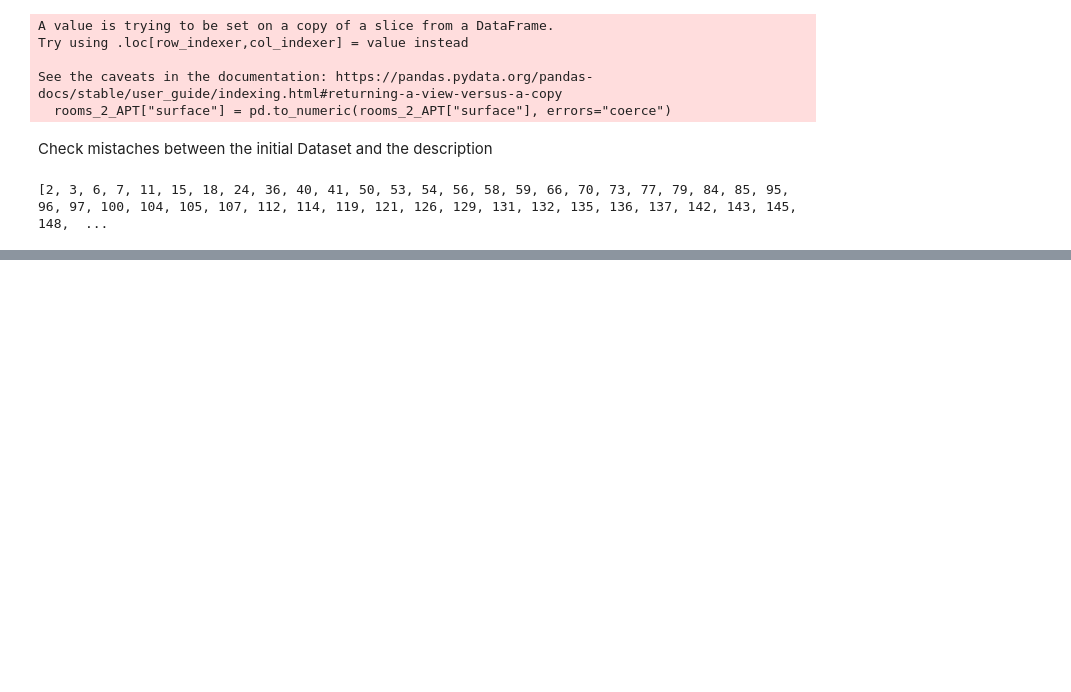
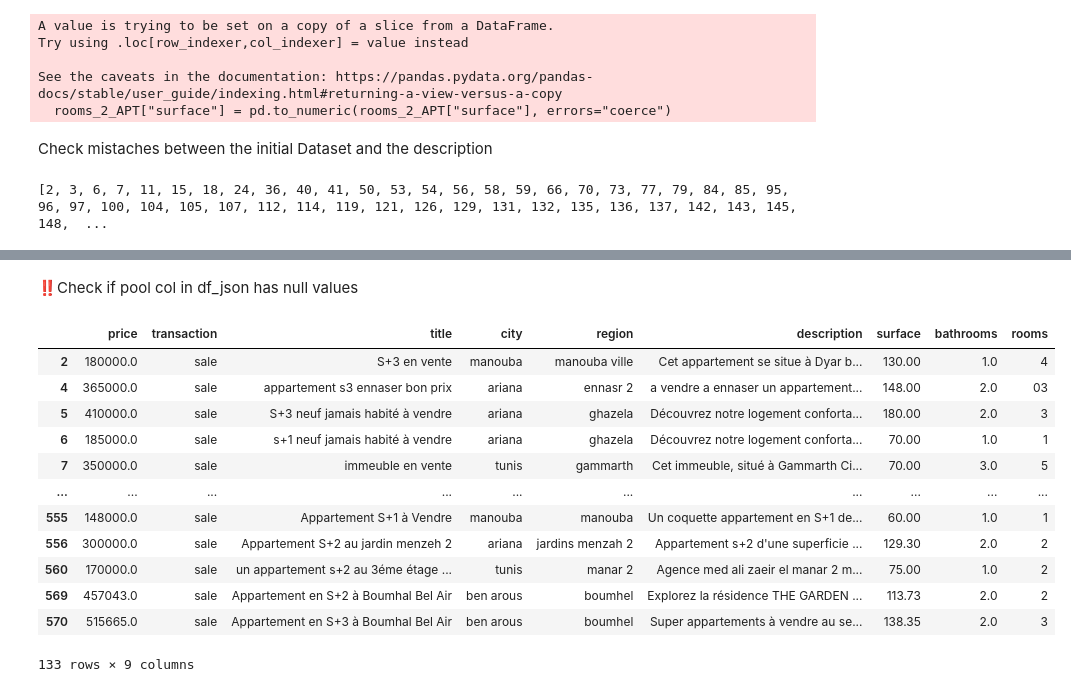
Before and after one commit to anasneji2002/Housing_pricing, a Jupyter notebook: notebooks/Cleanup scripts/NLP/Description_preprocessing_using_LLM.ipynb, the cells around one changed output, grey strips where cells are left out. Drawn from its saved outputs; the diff is of its cells as text; code cells hidden in the pictures; blank space fills up the shorter version.

```diff
--- a/notebooks/Cleanup scripts/NLP/Description_preprocessing_using_LLM.ipynb
+++ b/notebooks/Cleanup scripts/NLP/Description_preprocessing_using_LLM.ipynb
@@ -925,0 +1007,26 @@ display(pd.DataFrame(df.loc[mismatched_indices]))
+# %% [markdown]
+‼️Check if pool col in df_json has null values
+# %%
+# Vérifier si la colonne 'pool' contient des valeurs nulles (NaN) et leur affecter une valeur
+has_null_values = df_json[df_json["pool"].isna()]
+
+
+indices = has_null_values.index.tolist()
+display(pd.DataFrame(df.loc[indices]))
+
+for i in indices:
+  df_json.at[i, "pool"] = "No"
+# %% [output]
+|  | price | transaction | title | city | region | description | surface | bathrooms | rooms |
+| 2 | 180000.0 | sale | S+3 en vente | manouba | manouba ville | Cet appartement se situe à Dyar b... | 130.00 | 1.0 | 4 |
+| 4 | 365000.0 | sale | appartement s3 ennaser bon prix | ariana | ennasr 2 | a vendre a ennaser un appartement... | 148.00 | 2.0 | 03 |
+| 5 | 410000.0 | sale | S+3 neuf jamais habité à vendre | ariana | ghazela | Découvrez notre logement conforta... | 180.00 | 2.0 | 3 |
+| 6 | 185000.0 | sale | s+1 neuf jamais habité à vendre | ariana | ghazela | Découvrez notre logement conforta... | 70.00 | 1.0 | 1 |
+| 7 | 350000.0 | sale | immeuble en vente | tunis | gammarth | Cet immeuble, situé à Gammarth Ci... | 70.00 | 3.0 | 5 |
+| ... | ... | ... | ... | ... | ... | ... | ... | ... | ... |
+| 555 | 148000.0 | sale | Appartement S+1 à Vendre | manouba | manouba | Un coquette appartement en S+1 de... | 60.00 | 1.0 | 1 |
+| 556 | 300000.0 | sale | Appartement S+2 au jardin menzeh 2 | ariana | jardins menzah 2 | Appartement s+2 d'une superficie ... | 129.30 | 2.0 | 2 |
+| 560 | 170000.0 | sale | un appartement s+2 au 3éme étage ... | tunis | manar 2 | Agence med ali zaeir el manar 2 m... | 75.00 | 1.0 | 2 |
+| 569 | 457043.0 | sale | Appartement en S+2 à Boumhal Bel Air | ben arous | boumhel | Explorez la résidence THE GARDEN ... | 113.73 | 2.0 | 2 |
+| 570 | 515665.0 | sale | Appartement en S+3 à Boumhal Bel Air | ben arous | boumhel | Super appartements à vendre au se... | 138.35 | 2.0 | 3 |
+133 rows × 9 columns
```
Also changed, not shown: parts of 53 cells of this notebook, 4 other files.
